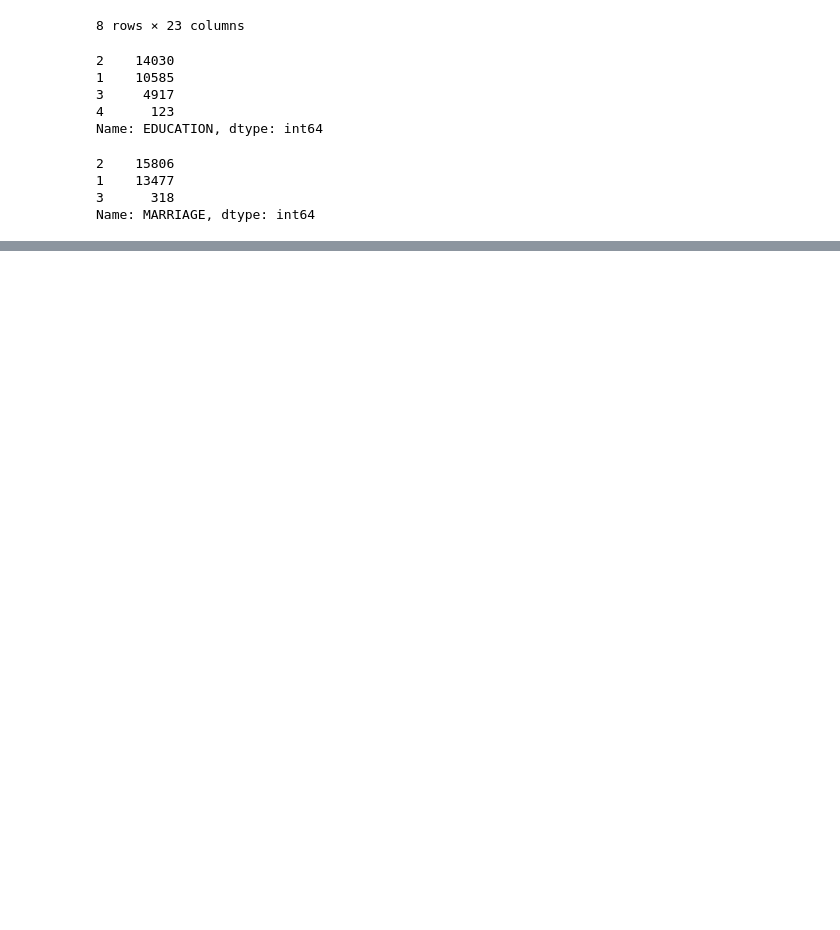
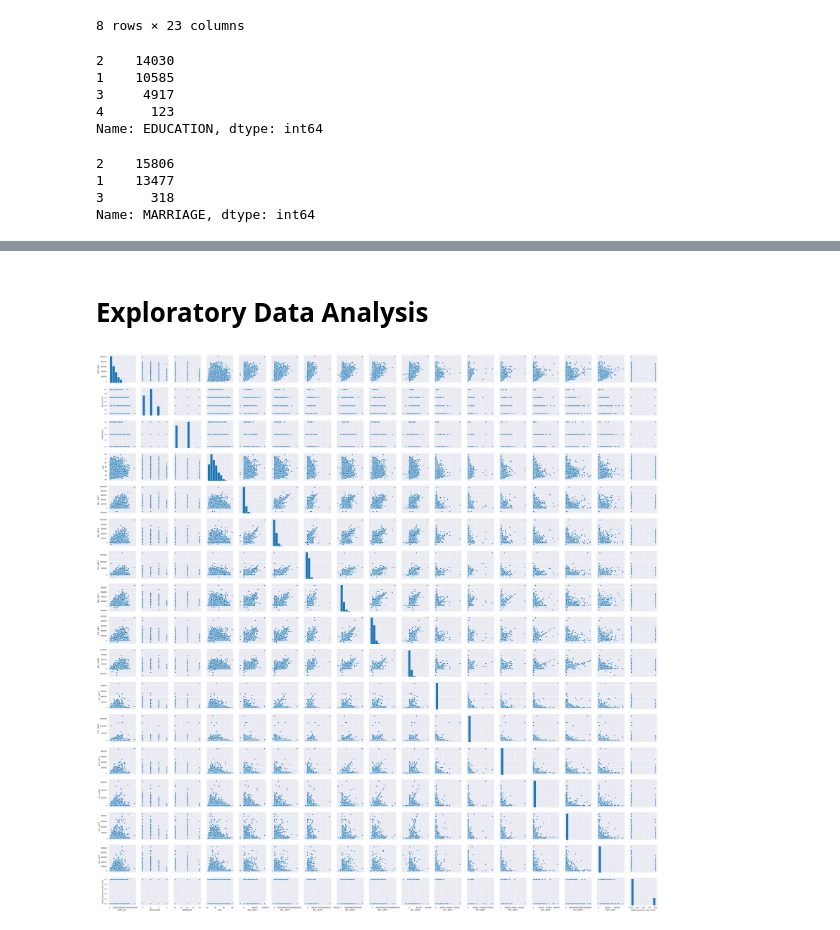
Before and after one commit to fpleoni/not_today, a Jupyter notebook: Data Cleaning & EDA.ipynb, the cells around one changed output, grey strips where cells are left out. Saved outputs shown, nothing was run; the diff lists cells and outputs as text; code cells hidden in the pictures; blank space fills up the shorter version.

Commit message:
More visualizations, train/test split, feature transformations

```diff
--- a/Data Cleaning & EDA.ipynb
+++ b/Data Cleaning & EDA.ipynb
@@ -139 +152,3 @@ for column in df.columns:
 ... (11 outputs left out)
+# %%
+df.drop(["PAY_0", "PAY_2", "PAY_3", "PAY_4", "PAY_5", "PAY_6"], axis = 1, inplace = True)
@@ -139,0 +164,3 @@ for column in df.columns:
+# %%
+# Replace spaces with undersocre in column names
+df.columns = df.columns.str.replace(' ', '_')
@@ -139,0 +177,8 @@ for column in df.columns:
+# %% [markdown]
+# Exploratory Data Analysis
+# %%
+# Explore relationships between variables using a pairplot
+sns.pairplot(df, palette = "RdPU")
+plt.show()
+# %% [output]
+[figure, added]
```
Also changed, not shown: parts of 35 cells of this notebook, 1 other file.
